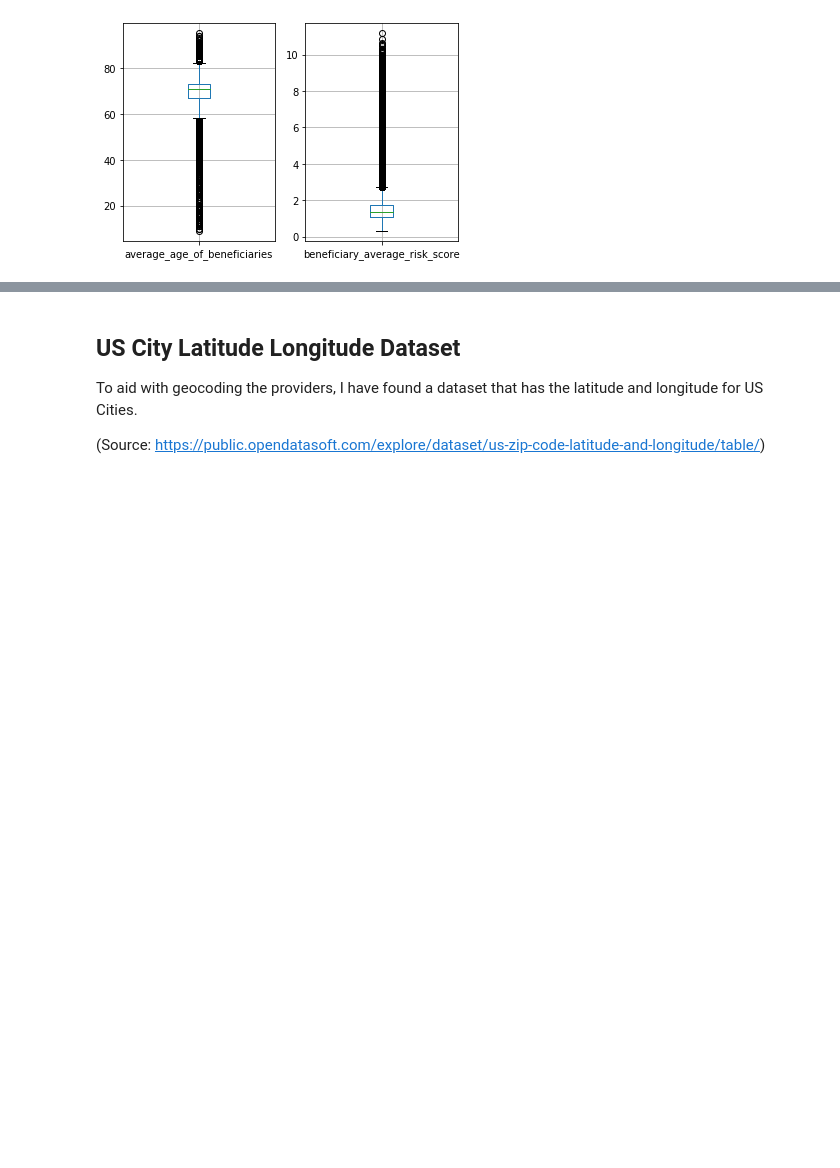
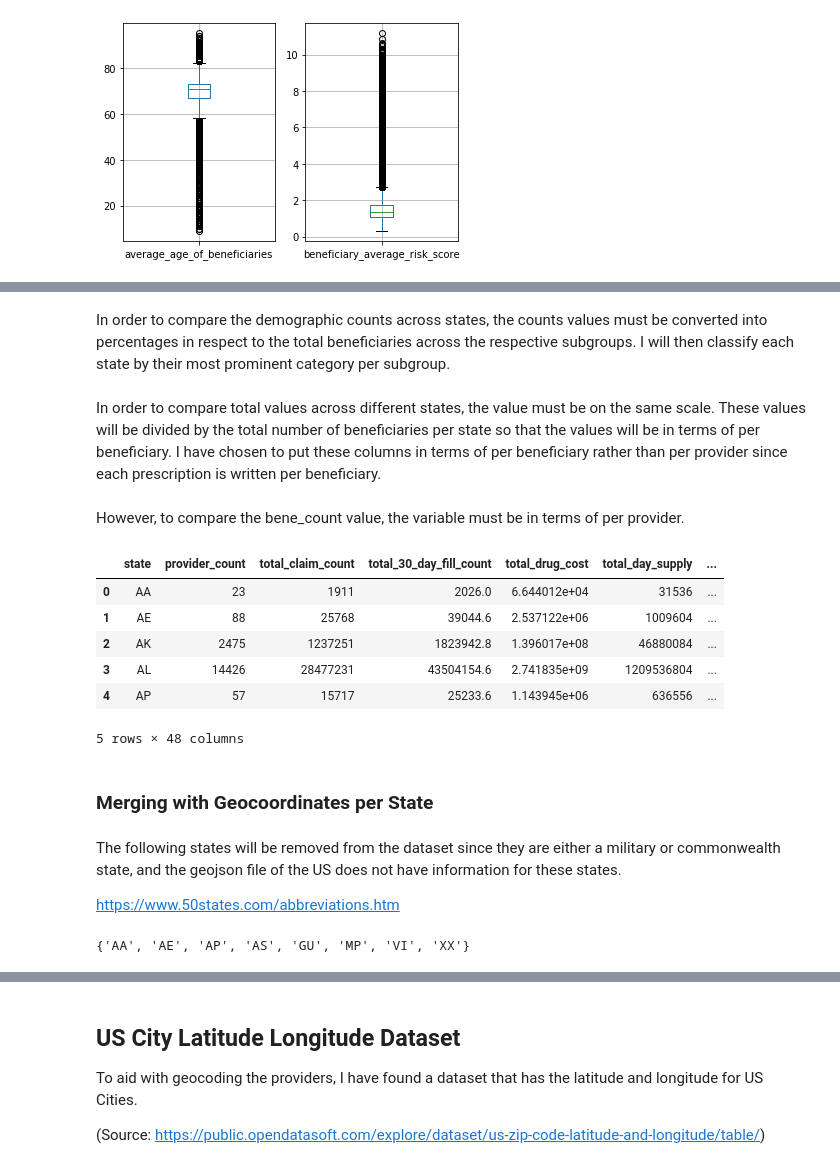
Before and after one commit to iris-anan/Data-Science-Challenges, a Jupyter notebook: Lyra_Health/Lyra Health - Take Home.ipynb, the cells around one changed output, grey strips where cells are left out. Saved outputs shown, nothing was run; the diff lists cells and outputs as text; code cells hidden in the pictures; blank space fills up the shorter version.

```diff
--- a/Lyra_Health/Lyra Health - Take Home.ipynb
+++ b/Lyra_Health/Lyra Health - Take Home.ipynb
@@ -54,12 +47,13 @@ There seems to be 166 non-US providers included in this dataset. However, for th
 # %%
 # Checking the data
 us_provider = provider[provider.nppes_provider_country == 'US'][['npi', 'nppes_provider_gender',
-       'nppes_entity_code', 'nppes_provider_city','nppes_provider_state', 'specialty_description', 'total_claim_count',
+       'nppes_entity_code', 'nppes_provider_zip5', 'nppes_provider_city','nppes_provider_state', 'specialty_description', 'total_claim_count',
        'total_30_day_fill_count', 'total_drug_cost', 'total_day_supply','bene_count', 'average_age_of_beneficiaries',
        'beneficiary_age_less_65_count', 'beneficiary_age_65_74_count', 'beneficiary_age_75_84_count',
        'beneficiary_age_greater_84_count', 'beneficiary_female_count', 'beneficiary_male_count', 'beneficiary_race_white_count',
        'beneficiary_race_black_count', 'beneficiary_race_asian_pi_count','beneficiary_race_hispanic_count', 'beneficiary_race_nat_ind_count',
        'beneficiary_race_other_count', 'beneficiary_nondual_count', 'beneficiary_dual_count', 'beneficiary_average_risk_score']]
+del(provider)
 us_provider.info()
 # %% [output]
 <class 'pandas.core.frame.DataFrame'>
@@ -88,6 +83,10 @@ Most columns have null values because values fewer than 11 are suppressed and ar
 
 Not treating these values will underestimate the true value; therefore, I will fill these suppressed values with 5.
 # %%
+# Fill in Gender
+us_provider['nppes_provider_gender'] = us_provider['nppes_provider_gender'].fillna('Other')
+
+# Fill in suppressed values
 suppressed_cols = ['bene_count', 'beneficiary_age_less_65_count',
        'beneficiary_age_65_74_count', 'beneficiary_age_75_84_count',
        'beneficiary_age_greater_84_count', 'beneficiary_female_count',
@@ -98,6 +97,7 @@ suppressed_cols = ['bene_count', 'beneficiary_age_less_65_count',
        'beneficiary_dual_count']
 
 us_provider[suppressed_cols] = us_provider[suppressed_cols].fillna(5)
+del(suppressed_cols)
 # %% [markdown]
 As illustrated by the boxplots below of the last 2 columns, the distributions tend to be skewed. I will fill the missing values with the median since it best represents the central value.
 # %%
@@ -146,0 +174,51 @@ All the appropriate columns have now been filled in! To save memory space, objec
+# %% [markdown]
+In order to compare the demographic counts across states, the counts values must be converted into percentages in respect to the total beneficiaries across the respective subgroups. I will then classify each state by their most prominent category per subgroup.
+# %%
+dem_age = [s for s in state_df.columns if "beneficiary_age" in s]
+dem_gen = ['beneficiary_female_count', 'beneficiary_male_count']
+dem_race = [s for s in state_df.columns if "beneficiary_race" in s]
+dem_dual = ['beneficiary_nondual_count', 'beneficiary_dual_count']
+
+dem_total = [dem_age, dem_gen, dem_race, dem_dual]
+for total in dem_total:
+    total_ben = state_df[total].sum(axis=1)
+    for column in total:
+        colname = column.replace('count', 'pct')
+        state_df[colname] = state_df[column]/total_ben
+
+state_df['beneficiary_age'] = [x.replace('beneficiary_age_', '').replace('_count', '') for x in state_df[dem_age].idxmax(axis=1)]
+state_df['beneficiary_gender'] = [x.replace('beneficiary_', '').replace('_count', '') for x in state_df[dem_gen].idxmax(axis=1)]
+state_df['beneficiary_race'] = [x.replace('beneficiary_race_', '').replace('_count', '') for x in state_df[dem_race].idxmax(axis=1)]
+state_df['beneficiary_dual'] = [x.replace('beneficiary_', '').replace('_count', '') for x in state_df[dem_dual].idxmax(axis=1)]
+# %% [markdown]
+In order to compare total values across different states, the value must be on the same scale. These values will be divided by the total number of beneficiaries per state so that the values will be in terms of per beneficiary. I have chosen to put these columns in terms of per beneficiary rather than per provider since each prescription is written per beneficiary.
+# %%
+total_std = ['total_claim_count', 'total_30_day_fill_count', 'total_drug_cost', 'total_day_supply']
+
+for column in total_std:
+    colname = column + '_per_beneficiary'
+    state_df[colname] = state_df[column]/state_df.bene_count
+# %% [markdown]
+However, to compare the bene_count value, the variable must be in terms of per provider.
+# %%
+state_df['bene_count_per_provider'] = state_df.bene_count/state_df.provider_count
+state_df.head()
+# %% [output]
+|  | state | provider_count | total_claim_count | total_30_day_fill_count | total_drug_cost | total_day_supply | ... |
+| 0 | AA | 23 | 1911 | 2026.0 | 6.644012e+04 | 31536 | ... |
+| 1 | AE | 88 | 25768 | 39044.6 | 2.537122e+06 | 1009604 | ... |
+| 2 | AK | 2475 | 1237251 | 1823942.8 | 1.396017e+08 | 46880084 | ... |
+| 3 | AL | 14426 | 28477231 | 43504154.6 | 2.741835e+09 | 1209536804 | ... |
+| 4 | AP | 57 | 15717 | 25233.6 | 1.143945e+06 | 636556 | ... |
+5 rows × 48 columns
+# %% [markdown]
+### Merging with Geocoordinates per State
+# %% [markdown]
+The following states will be removed from the dataset since they are either a military or commonwealth state, and the geojson file of the US does not have information for these states.
+
+https://www.50states.com/abbreviations.htm
+# %%
+state_geo = pd.read_csv('us_states_geopoint.csv')
+set(state_df.state) - set(state_geo.state)
+# %% [output]
+{'AA', 'AE', 'AP', 'AS', 'GU', 'MP', 'VI', 'XX'}
```
Also changed, not shown: parts of 29 cells of this notebook.
